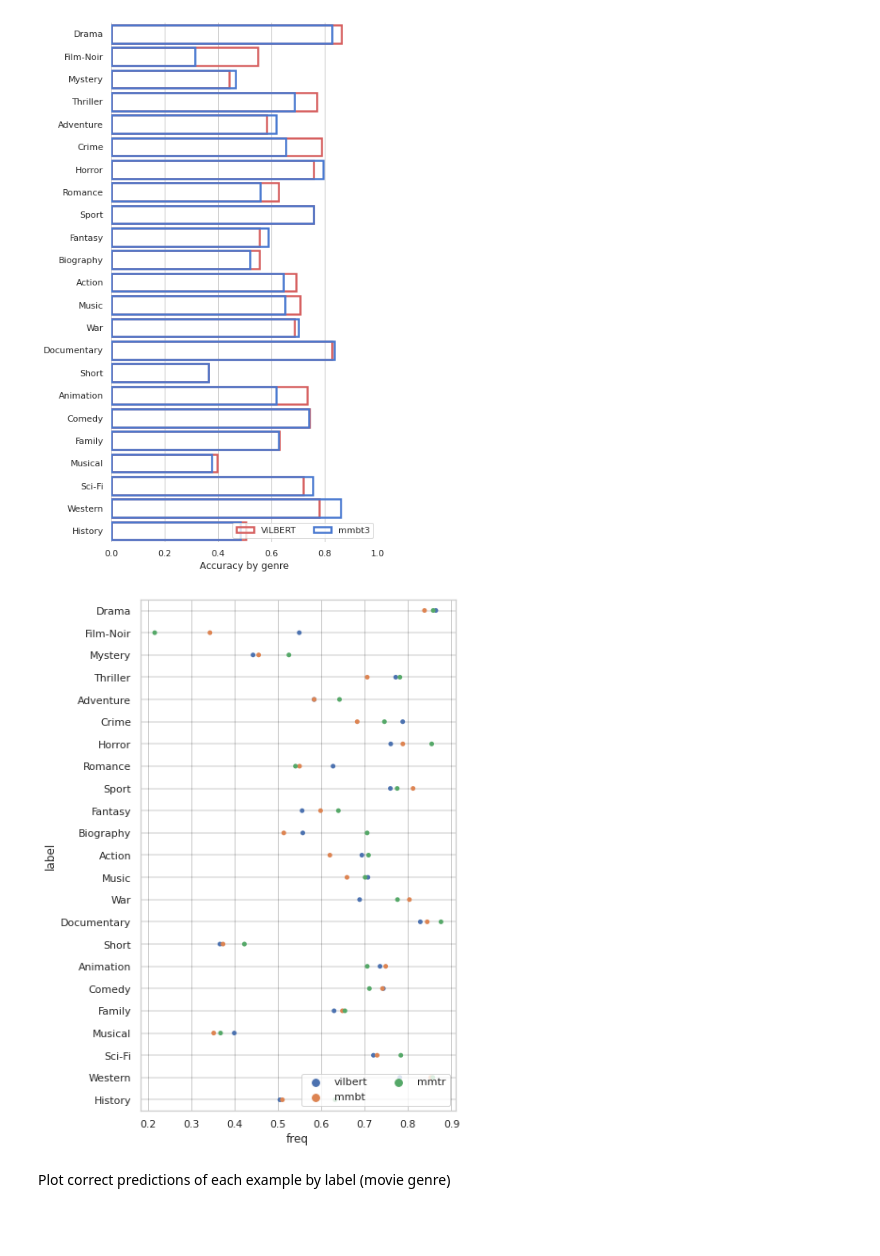
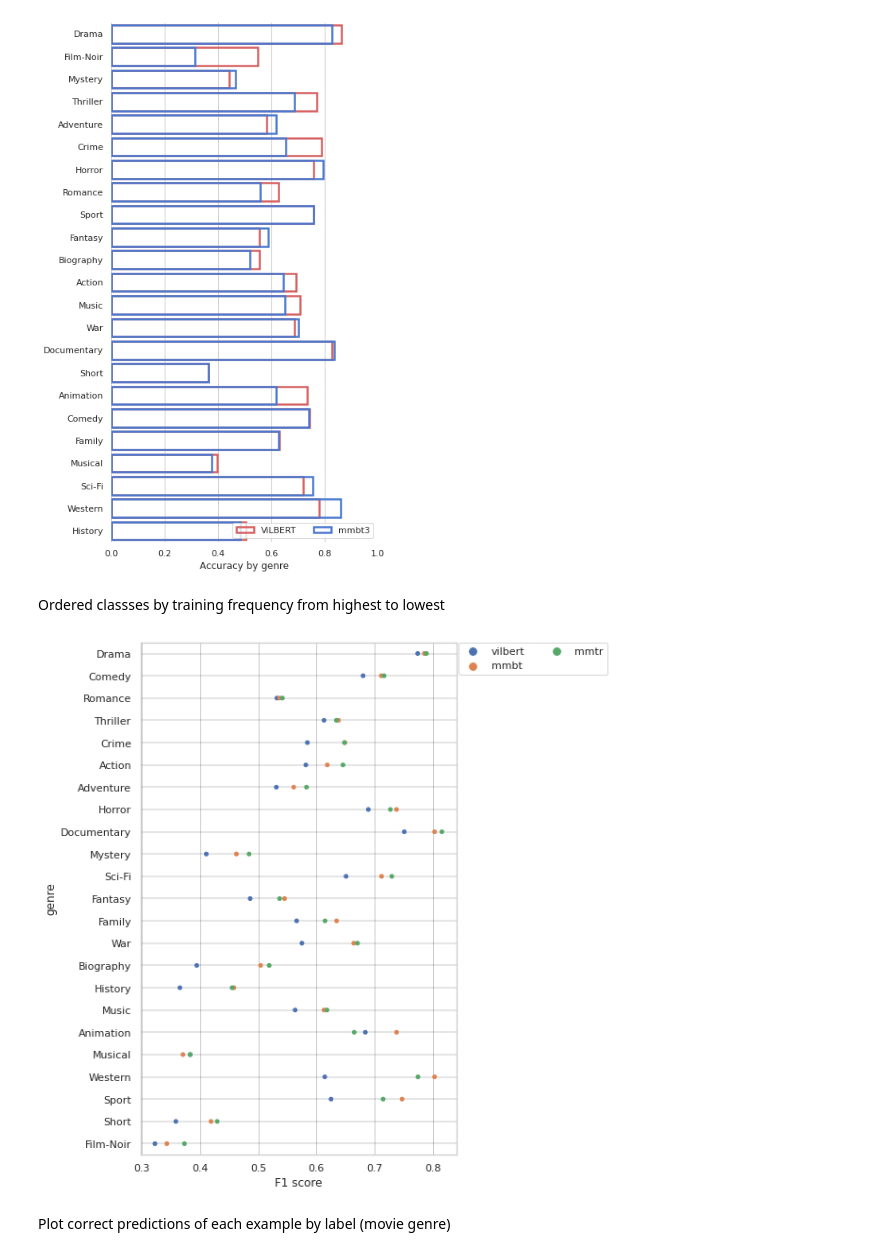
Before and after one commit to IsaacRodgz/multimodal-transformers-movies, a Jupyter notebook: Models_comparison.ipynb, the cells around one changed output. Cells and saved outputs as stored; diff of their text form; code cells hidden in the pictures; blank space fills up the shorter version.

Commit message:
ADD MMTr model variations and notebook visualizations of training data

```diff
--- a/Models_comparison.ipynb
+++ b/Models_comparison.ipynb
@@ -94,6 +94,9 @@ print(f"MMBT preds shape: {mmbt_preds.shape}")
 
 mmtr_preds = load_labels("model_save_mmtr/mmtr_model_run/test_labels_pred.txt")
 print(f"MMTR preds shape: {mmtr_preds.shape}")
+
+mmtrbig_preds = load_labels("model_save_mmtrBig/mmtrBig_model_run/test_labels_pred.txt")
+print(f"MMTRBig preds shape: {mmtrbig_preds.shape}")
 # %% [output]
 ViLBERT preds shape: (7799, 23)
 MMBT preds shape: (7799, 23)
@@ -102,20 +106,24 @@ MMTR preds shape: (7799, 23)
 Process counts of correct predictions for each label (0, 1, 2, ..., 22)
 # %%
 import pandas as pd
+from sklearn.metrics import f1_score
 
 def freqs_dataframe(data_preds, model_name, label_names):
     countsLabel = []
 
+    scores = f1_score(gold_preds, data_preds, average=None)
+    '''
     for class_id, idxsList in enumerate(indexesByLabel):
         count = 0
         for idx in idxsList:
             if data_preds[idx][class_id] == 1:
                 count += 1
         countsLabel.append(count/len(idxsList))
+    '''
 
     df = pd.DataFrame()
     df['label'] = label_names
-    df['freq'] = countsLabel
+    df['freq'] = list(scores)
     df['model'] = [model_name]*len(label_names)
 
     return df
@@ -123,7 +131,8 @@ def freqs_dataframe(data_preds, model_name, label_names):
 vilbert_freqs = freqs_dataframe(vilbert_preds, "vilbert", label_names)
 mmbt_freqs = freqs_dataframe(mmbt_preds, "mmbt", label_names)
 mmtr_freqs = freqs_dataframe(mmtr_preds, "mmtr", label_names)
-all_models_freqs = pd.concat([vilbert_freqs, mmbt_freqs, mmtr_freqs])
+mmtrbig_freqs = freqs_dataframe(mmtrbig_preds, "mmtr", label_names)
+all_models_freqs = pd.concat([vilbert_freqs, mmbt_freqs, mmtrbig_freqs])
 # %% [markdown]
 Plot and compare accuracy per label (movie genre) of all models
 # %%
@@ -148,15 +157,46 @@ ax.set(xlim=(0, 1), ylabel="",
 sns.despine(left=True, bottom=True)
 # %% [output]
 [figure]
+# %% [markdown]
+Ordered classses by training frequency from highest to lowest
+# %%
+ordered_classes = ['Drama',
+                 'Comedy',
+                 'Romance',
+                 'Thriller',
+                 'Crime',
+                 'Action',
+                 'Adventure',
+                 'Horror',
+                 'Documentary',
+                 'Mystery',
+                 'Sci-Fi',
+                 'Fantasy',
+                 'Family',
+                 'War',
+                 'Biography',
+                 'History',
+                 'Music',
+                 'Animation',
+                 'Musical',
+                 'Western',
+                 'Sport',
+                 'Short',
+                 'Film-Noir']
 # %%
+import seaborn as sns
+import matplotlib.pyplot as plt
+sns.set(style="whitegrid")
+
 f, ax = plt.subplots(figsize=(6, 10))
-ax_points = sns.stripplot(x="freq", y="label", data=all_models_freqs, hue="model", jitter=0)
-ax.legend(ncol=2, loc="lower right", frameon=True)
+ax_points = sns.stripplot(x="freq", y="label", data=all_models_freqs, hue="model", jitter=0, order=ordered_classes)
+ax.legend(ncol=2, loc="upper left", frameon=True, bbox_to_anchor=(0.99, 1.01))
+ax.set(xlabel="F1 score", ylabel="genre")
 
 for i in range(len(label_names)):
     ax_points.axhline(i, color='black', alpha=0.1, lw = 2)
 # %% [output]
-[figure, old version]
+[figure, new version]
 # %% [markdown]
 Plot correct predictions of each example by label (movie genre)
 # %%
```
Also changed, not shown: parts of 46 cells of this notebook, 2 other files.
